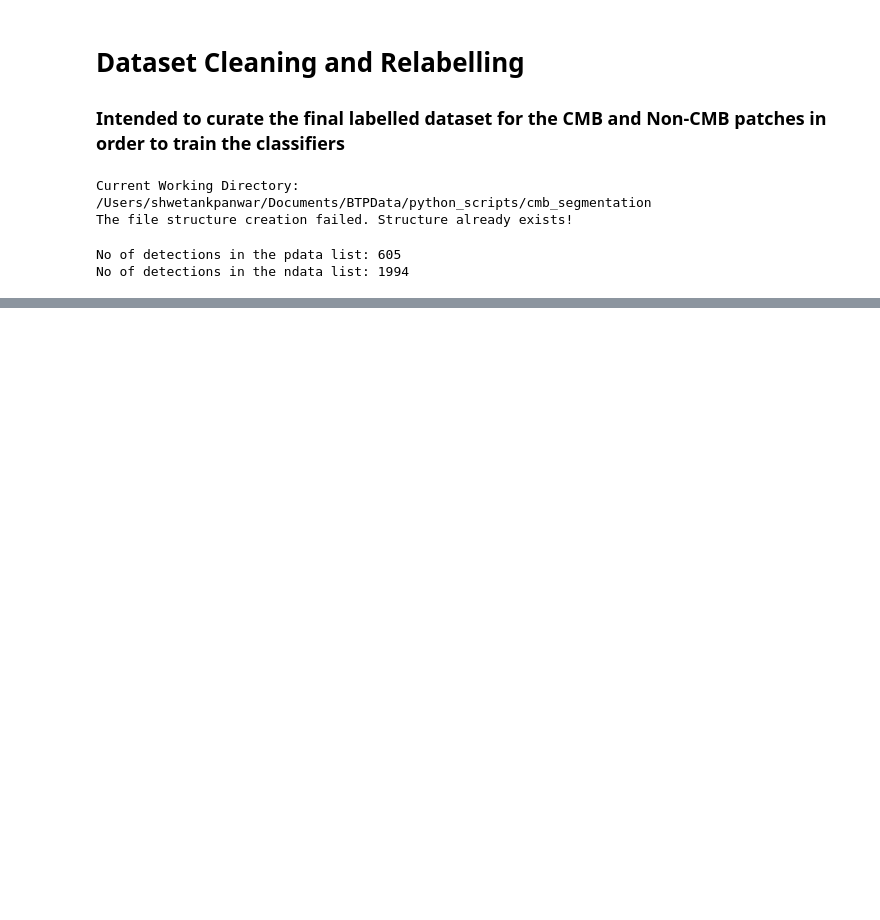
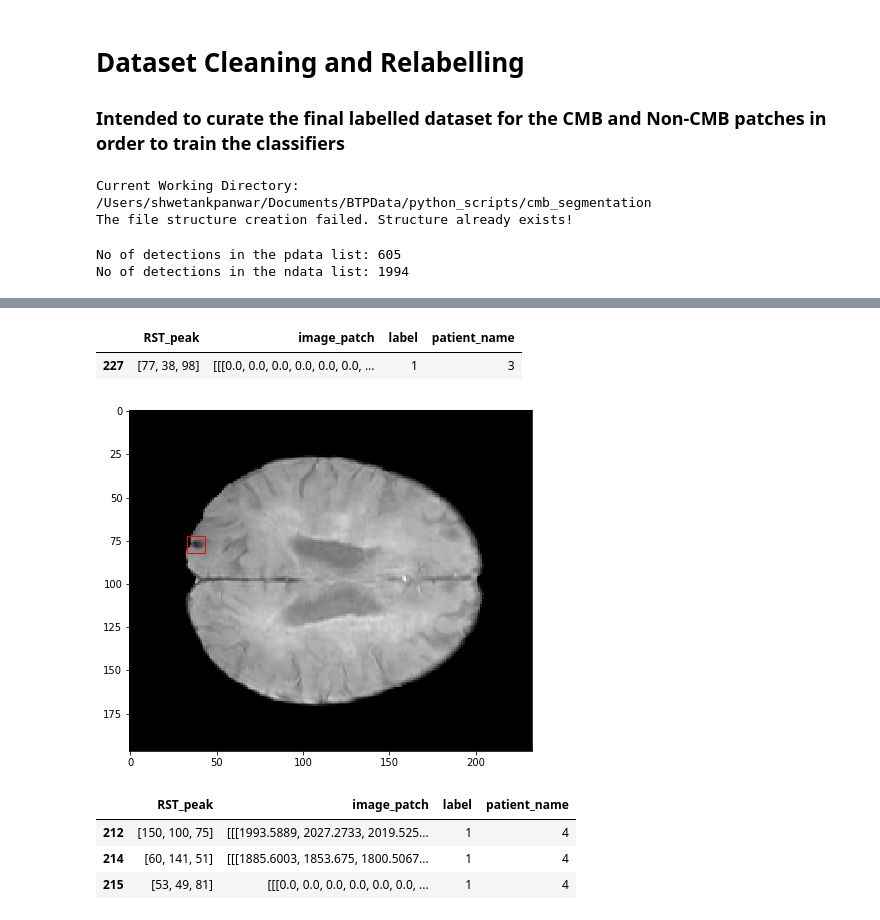
Before and after one commit to ZAKAUDD/pfca, a Jupyter notebook: Data cleaning and labelling.ipynb, the cells around one changed output, grey strips where cells are left out. Saved outputs shown, nothing was run; the diff lists cells and outputs as text; code cells hidden in the pictures; blank space fills up the shorter version.

```diff
--- a/Data cleaning and labelling.ipynb
+++ b/Data cleaning and labelling.ipynb
@@ -45,0 +99,21 @@ Directory Exists!
+# %%
+#CMB labels for patient 3
+k = pdataset.dataset
+k.loc[(k['label'] == 1) & (k['patient_name'] == '3')]
+# %% [output]
+|  | RST_peak | image_patch | label | patient_name |
+| 227 | [77, 38, 98] | [[[0.0, 0.0, 0.0, 0.0, 0.0, 0.0, ... | 1 | 3 |
+# %%
+pdataset.disp_detection('3',227)
+#The labels in the patient 3 are completely correct
+# %% [output]
+[figure, added]
+# %%
+#CMB labels for patient 4
+k = pdataset.dataset
+k.loc[(k['label'] == 1) & (k['patient_name'] == '4')]
+# %% [output]
+|  | RST_peak | image_patch | label | patient_name |
+| 212 | [150, 100, 75] | [[[1993.5889, 2027.2733, 2019.525... | 1 | 4 |
+| 214 | [60, 141, 51] | [[[1885.6003, 1853.675, 1800.5067... | 1 | 4 |
+| 215 | [53, 49, 81] | [[[0.0, 0.0, 0.0, 0.0, 0.0, 0.0, ... | 1 | 4 |
```
Also changed, not shown: parts of 27 cells of this notebook, 4 other files.
